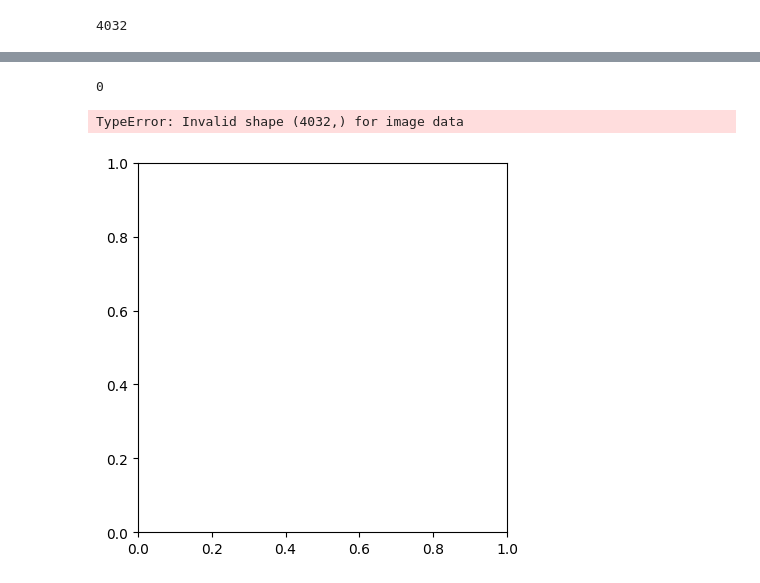
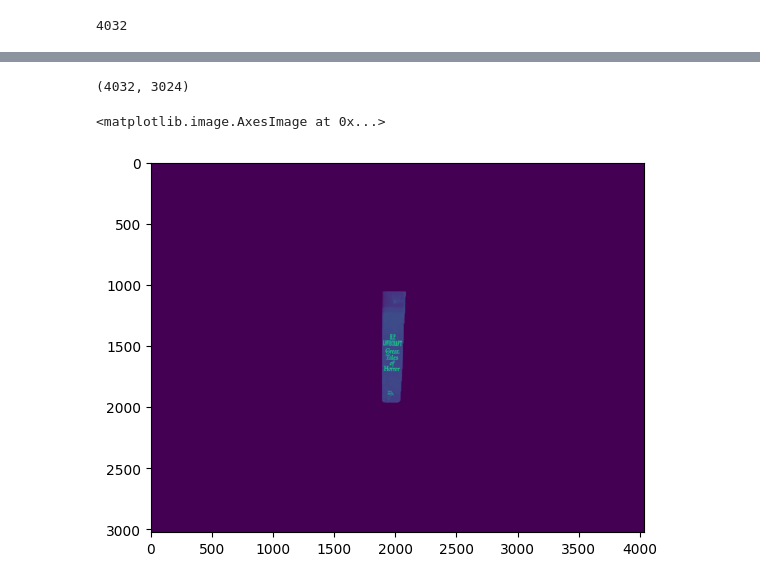
Before and after one commit to jsfriedman/shelfscan, a Jupyter notebook: notebooks/yolo_mask_research.ipynb, the cells around one changed output, grey strips where cells are left out. Cells and saved outputs as stored; diff of their text form; code cells hidden in the pictures.

Commit message:
image masked down to just an individual book spine

```diff
--- a/notebooks/yolo_mask_research.ipynb
+++ b/notebooks/yolo_mask_research.ipynb
@@ -4,7 +4,7 @@ from ultralytics import YOLO, utils
 import matplotlib.pyplot as plt
 import numpy as np
 # %%
-model = YOLO(r"..\weights\yolov8_n_24aug2023.pt")
+model = YOLO(r"yolov8_n_24aug2023.pt")
 # %%
 im1 = Image.open(r"..\test-data\book_shelf.jpg")
 # %%
@@ -143,5 +147,5 @@ im1.width
 # %%
-mask_map = rasterio.features.rasterize([mask_polygon], out_shape=im1.size)
+mask_map = rasterio.features.rasterize([mask_polygon], out_shape=(im1.height, im1.width))
 # %%
 plt.imshow(mask_map)
 # %% [output]
@@ -164,4 +153,0 @@ array([[0, 0, 0, ..., 0, 0, 0],
-# %%
-sum(sum(bit_mask))
-# %% [output]
-0
@@ -168,5 +158,13 @@ sum(sum(bit_mask))
+# %%
+im1_bw = im1.convert("L")
+# %%
+im1_bw.size
+# %% [output]
+(4032, 3024)
+# %%
+masked_image = im1_bw*mask_map
 # %%
-plt.imshow(polygon_bit_mask)
+plt.imshow(masked_image)
 # %% [output]
-TypeError: Invalid shape (4032,) for image data
+<matplotlib.image.AxesImage at 0x...>
-[figure, old version]
+[figure, new version]
```
Also changed, not shown: parts of 9 cells of this notebook, 2 other files.
